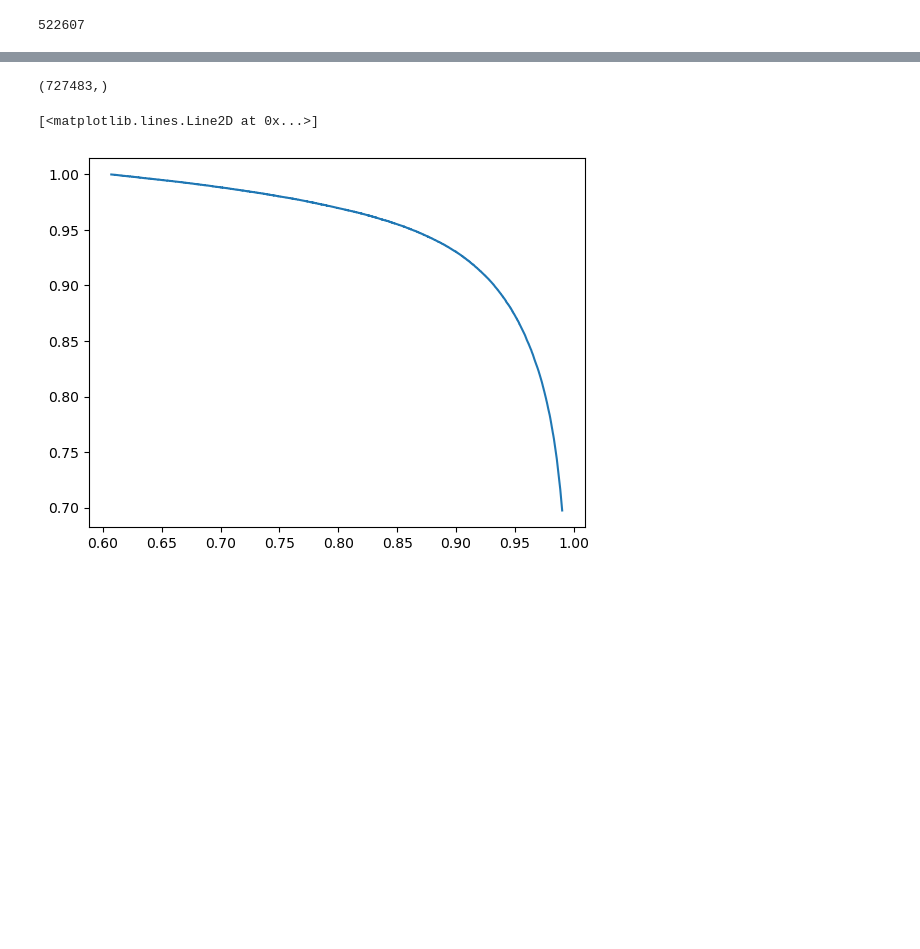
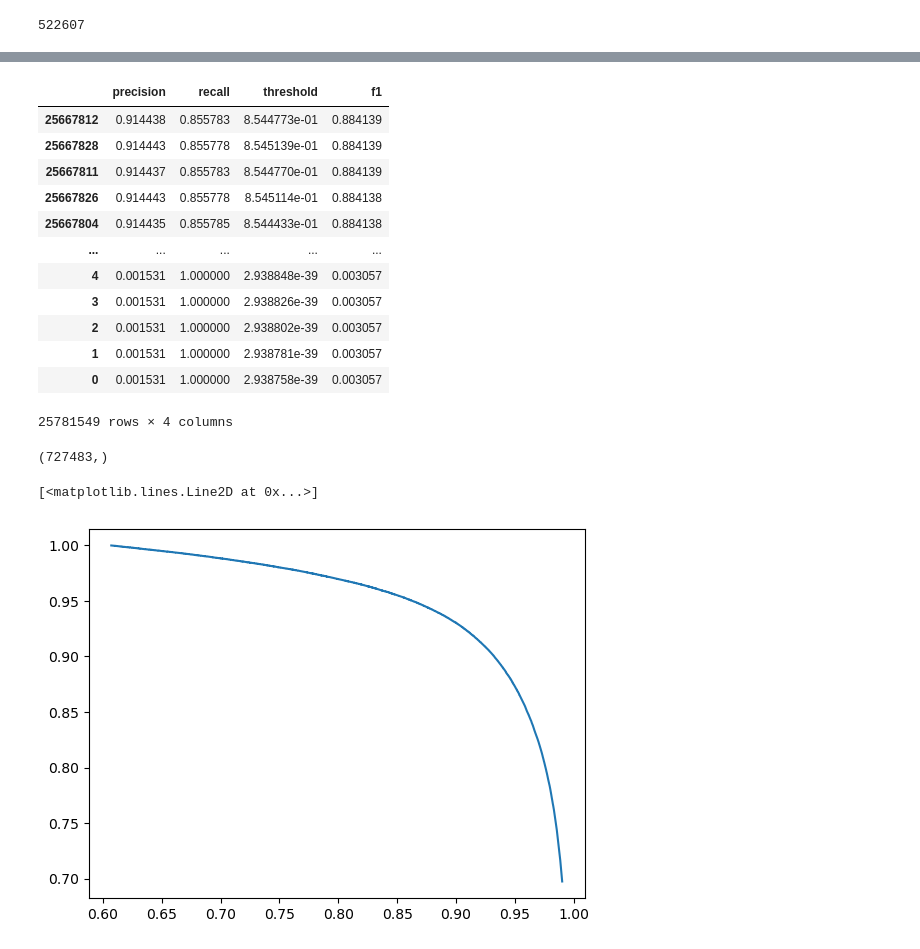
Before and after one commit to microsoft/protnote, a Jupyter notebook: notebooks/debugging.ipynb, the cells around one changed output, grey strips where cells are left out. Saved outputs shown, nothing was run; the diff lists cells and outputs as text; code cells hidden in the pictures; blank space fills up the shorter version.

```diff
--- a/notebooks/debugging.ipynb
+++ b/notebooks/debugging.ipynb
@@ -20,3 +21,5 @@ len(embeddings)
 # %%
 test_preds = np.load('../data/proteinfer_results/probas.npy')
 test_labels = np.load('../data/proteinfer_results/labels.npy')
+test_labels_flat = test_labels.flatten()
+test_preds_flat = test_preds.flatten()
@@ -55,3 +140,38 @@ f1 = precision*recall*2/(precision+recall)
+# %%
+mask = test_preds_flat>0
+test_labels_flat = test_labels_flat[mask]
+test_preds_flat = test_preds_flat[mask]
+# %%
+
+precisions, recalls, thresholds = precision_recall_curve(test_labels_flat,test_preds_flat)
+precisions = precisions[:-1]
+recalls = recalls[:-1]
+#precisions, recalls, thresholds = filter_pr_curve(precisions, recalls, thresholds)
+out=pd.DataFrame({
+                'precision':
+                precisions,
+                'recall':
+                recalls,
+                'threshold':
+                thresholds,
+                'f1':
+                2 * precisions * recalls / (precisions + recalls)})
+# %%
+out.sort_values(by='f1',ascending=False)
+# %% [output]
+|  | precision | recall | threshold | f1 |
+| 25667812 | 0.914438 | 0.855783 | 8.544773e-01 | 0.884139 |
+| 25667828 | 0.914443 | 0.855778 | 8.545139e-01 | 0.884139 |
+| 25667811 | 0.914437 | 0.855783 | 8.544770e-01 | 0.884139 |
+| 25667826 | 0.914443 | 0.855778 | 8.545114e-01 | 0.884138 |
+| 25667804 | 0.914435 | 0.855785 | 8.544433e-01 | 0.884138 |
+| ... | ... | ... | ... | ... |
+| 4 | 0.001531 | 1.000000 | 2.938848e-39 | 0.003057 |
+| 3 | 0.001531 | 1.000000 | 2.938826e-39 | 0.003057 |
+| 2 | 0.001531 | 1.000000 | 2.938802e-39 | 0.003057 |
+| 1 | 0.001531 | 1.000000 | 2.938781e-39 | 0.003057 |
+| 0 | 0.001531 | 1.000000 | 2.938758e-39 | 0.003057 |
+25781549 rows × 4 columns
 # %%
 thresholds.shape
 # %% [output]
```
Also changed, not shown: parts of 18 cells of this notebook, 5 other files.
